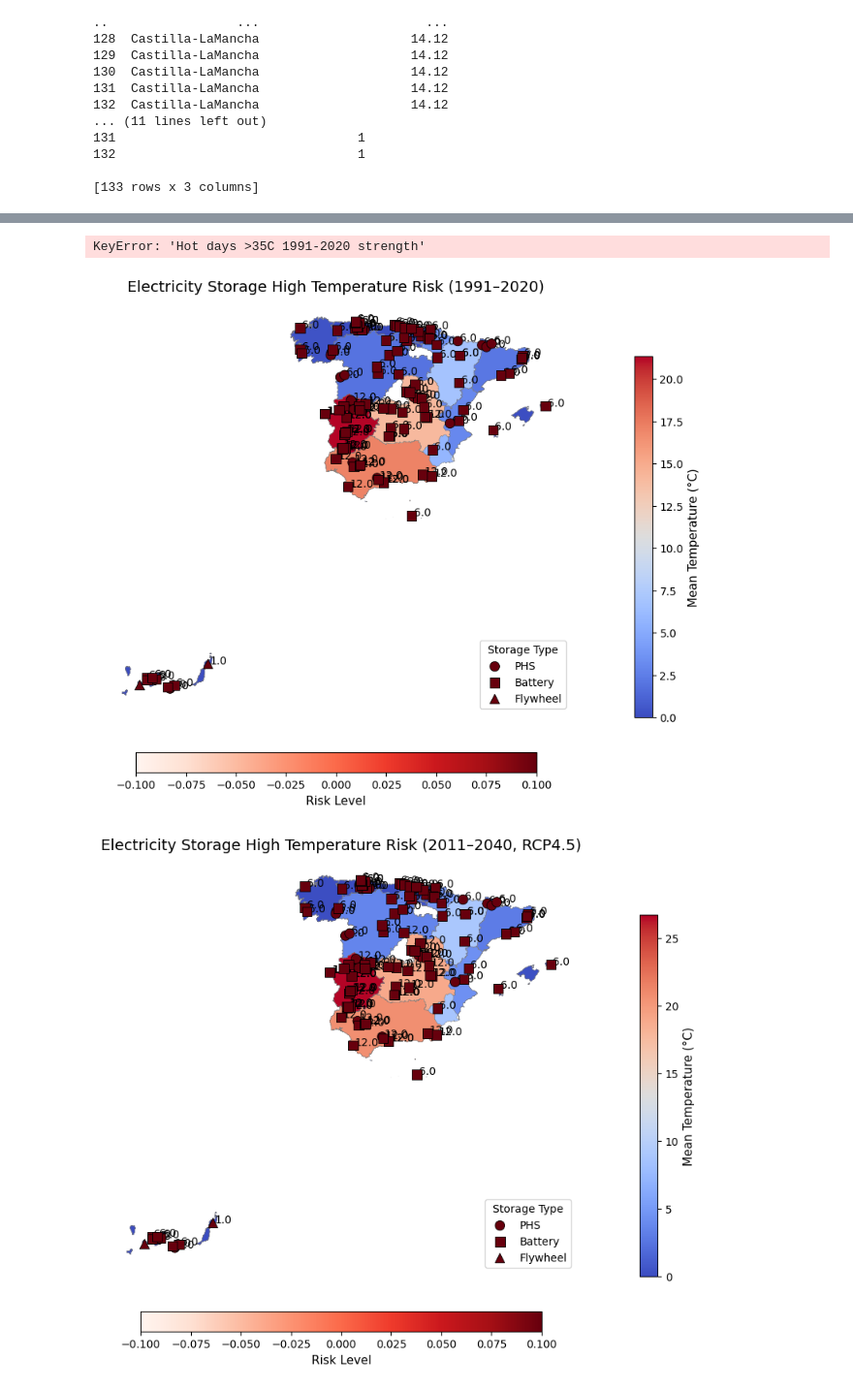
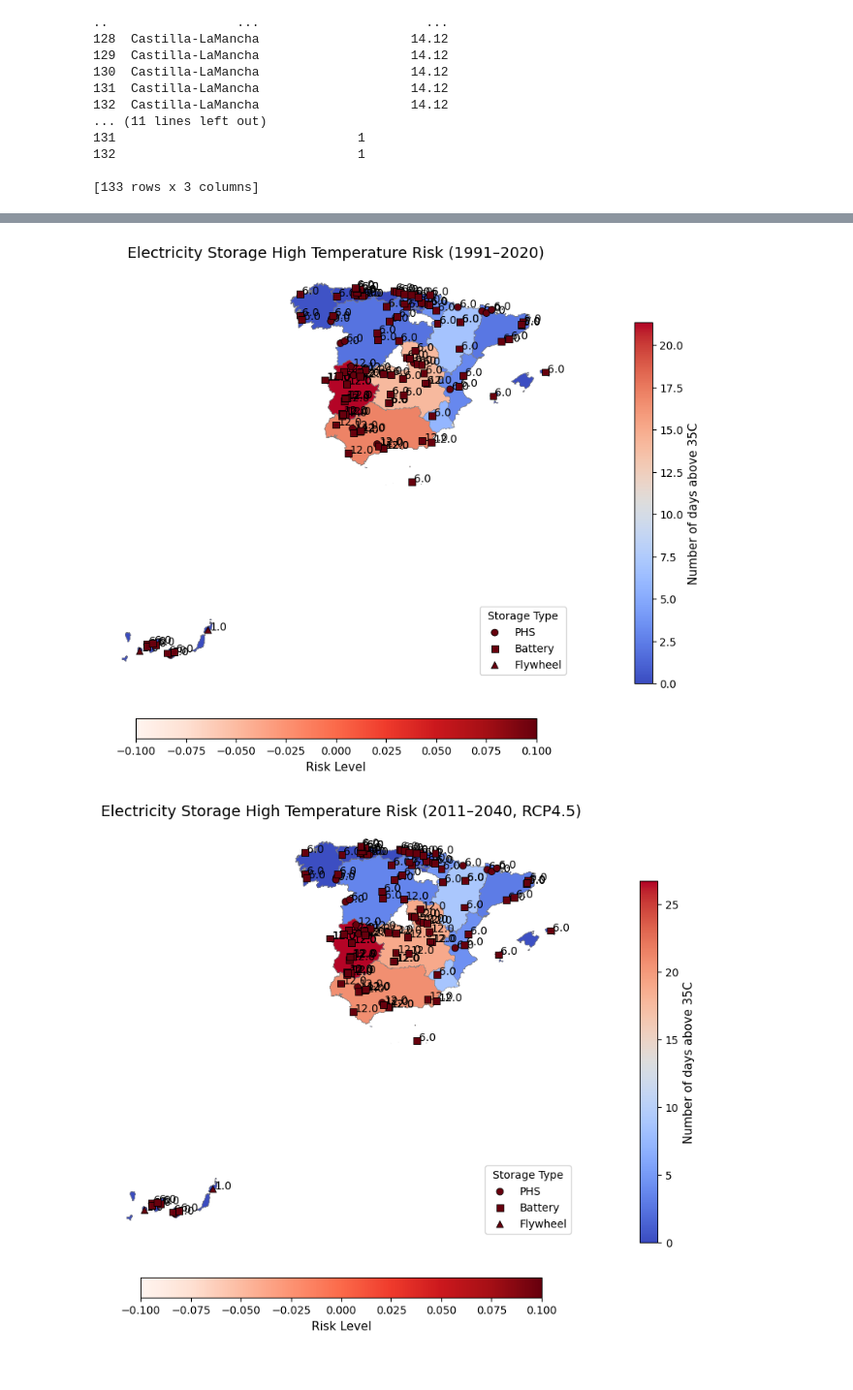
Before and after one commit to MariusMC8/Thesis-coding, a Jupyter notebook: Risk_ranking_maps.ipynb, the cells around one changed output, grey strips where cells are left out. Shown at 97% size. Saved outputs shown, nothing was run; the diff lists cells and outputs as text; code cells hidden in the pictures.

```diff
--- a/Risk_ranking_maps.ipynb
+++ b/Risk_ranking_maps.ipynb
@@ -353,20 +364,27 @@ data['risk_change8.5'] = (
-# %%
-# Ensure numeric columns
-cols_to_numeric = [
-    'Hot days >35C 1991-2020 strength',
-    'Hot days >35C 2011-2040 strength RCP4.5', 'Hot days >35C 2011-2040 strength RCP8.5'
-    'Vulnerability hot days 35C', 'Importance score', 'Hot days 35C future exposure score RCP5.5', 'Hot days 35C future exposure score RCP8.5',
-    'Future_vulnerability_score4.5', 'Future_vulnerability score8.5',
-    'risk_current', 'risk_future_RCP4.5', 'risk_future_RCP8.5', 'risk_change4.5', 'risk_change8.5'
-]
-for col in cols_to_numeric:
-    data[col] = pd.to_numeric(data[col], errors='coerce')
-# %% [output]
-KeyError: 'Hot days >35C 1991-2020 strength'
 # %%
 #Normalise and create colour map for risk values
 norm = mcolors.Normalize(vmin=data['risk_current'].min(), vmax=data['risk_current'].max())
 cmap = cm.ScalarMappable(norm=norm, cmap='Reds')
+# %%
+# Ensure numeric columns
+cols_to_numeric = [
+    'Hot days 35C 1991-2020 strength',
+    'Hot days 35C 2011-2040 hazard strength RCP4.5',
+    'Hot days 35C 2011-2040 hazard strength RCP8.5',
+    'Vulnerability hot days 35C',
+    'Importance score',
+    'Hot days 35C future exposure score RCP4.5',
+    'Hot days 35C future exposure score RCP8.5',
+    'Future_vulnerability_score4.5',
+    'Future_vulnerability_score8.5',
+    'risk_current',
+    'risk_future_RCP4.5',
+    'risk_future_RCP8.5',
+    'risk_change4.5',
+    'risk_change8.5'
+]
+for col in cols_to_numeric:
+    data[col] = pd.to_numeric(data[col], errors='coerce')
 # %%
 # Function for plotting 1
 def plot_map(temp_col, risk_col, title, temp_change=False):
@@ -410,7 +428,7 @@ def plot_map(temp_col, risk_col, title, temp_change=False):
         cmap=cmap_risk,
         norm=norm_risk,
         marker=marker,
-        s=80,               # control marker size here
+        s=40,               # control marker size here
         edgecolor='black',
         linewidth=0.6,
         label=t,
@@ -434,39 +452,41 @@ def plot_map(temp_col, risk_col, title, temp_change=False):
         cmap='coolwarm'
     )
   cbar_temp = fig.colorbar(sm_temp, ax=ax, fraction=0.03, pad=0.02, shrink=0.8)
-  cbar_temp.set_label('Mean Temperature (°C)', fontsize=11)
+  cbar_temp.set_label('Number of days above 35C', fontsize=11)
 
   #Add colour bar for risk values (bottom)
   sm_risk = cm.ScalarMappable(norm=norm_risk, cmap=cmap_risk)
   sm_risk.set_array([])   # necessary in some Matplotlib versions
   cbar_risk = fig.colorbar(sm_risk, ax=ax, orientation='horizontal',
                          fraction=0.05, pad=0.08, shrink=0.7)
   cbar_risk.set_label('Change in Risk Level' if temp_change else 'Risk Level', fontsize=11)
 
   plt.legend(title="Storage Type", loc='lower right')
   plt.title(title, fontsize=14)
   plt.axis('off')
   plt.show()
 
 # Update the points GeoDataFrame to include the calculated risk columns
 points = gpd.GeoDataFrame(
-    data, geometry=gpd.points_from_xy(data['lon'], data['lat']), crs="EPSG:4326"
+    data,
+    geometry=gpd.points_from_xy(data['lon'], data['lat']),
+    crs="EPSG:4326"
 )
 
 #Map 1: Current risk
 plot_map( temp_col='Hot days >35C 1991-2020',
          risk_col='risk_current',
           title='Electricity Storage High Temperature Risk (1991–2020)' )
 
 #Map 2: Future risk RCP4.5
 plot_map( temp_col='Hot days >35C 2011-2040 RCP4.5',
          risk_col='risk_future_RCP4.5',
           title='Electricity Storage High Temperature Risk (2011–2040, RCP4.5)')
 
 #Map 3: Future risk RCP8.5
 plot_map( temp_col='Hot days >35C 2011-2040 RCP8.5',
          risk_col='risk_future_RCP8.5',
           title='Electricity Storage High Temperature Risk (2011–2040, RCP8.5)')
 # %% [output]
-[figure, old version]
+[figure, new version]
-[figure, old version]
+[figure, new version]
```
Also changed, not shown: parts of 4 cells of this notebook.
